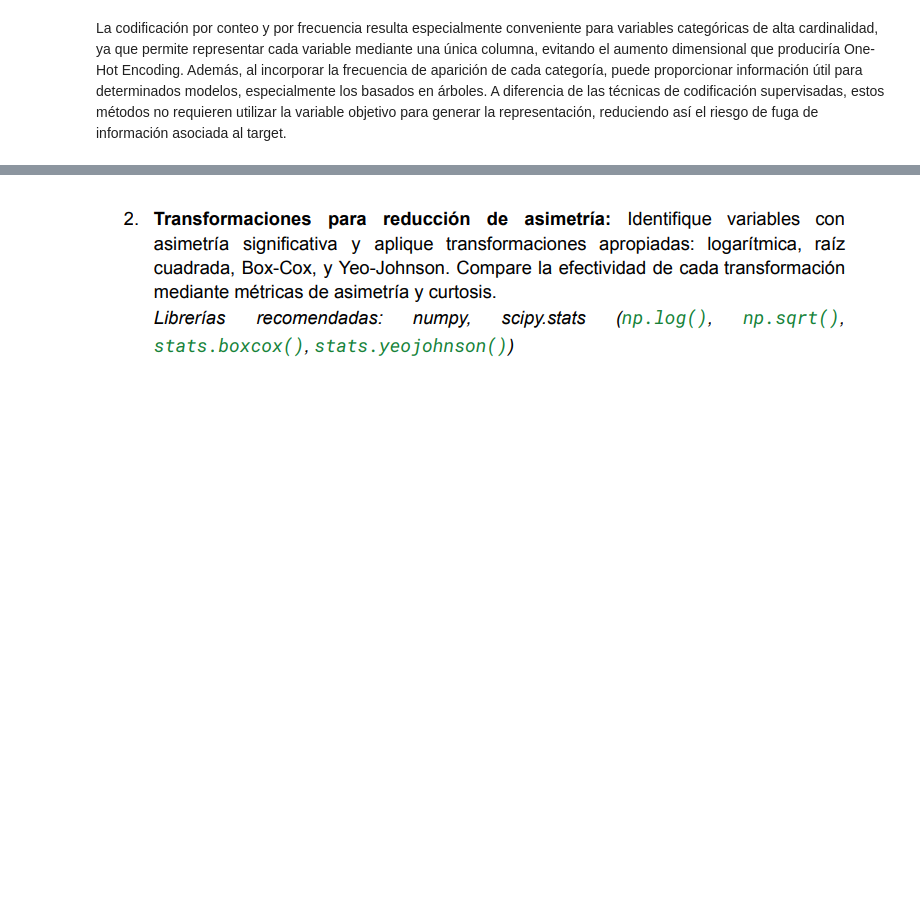
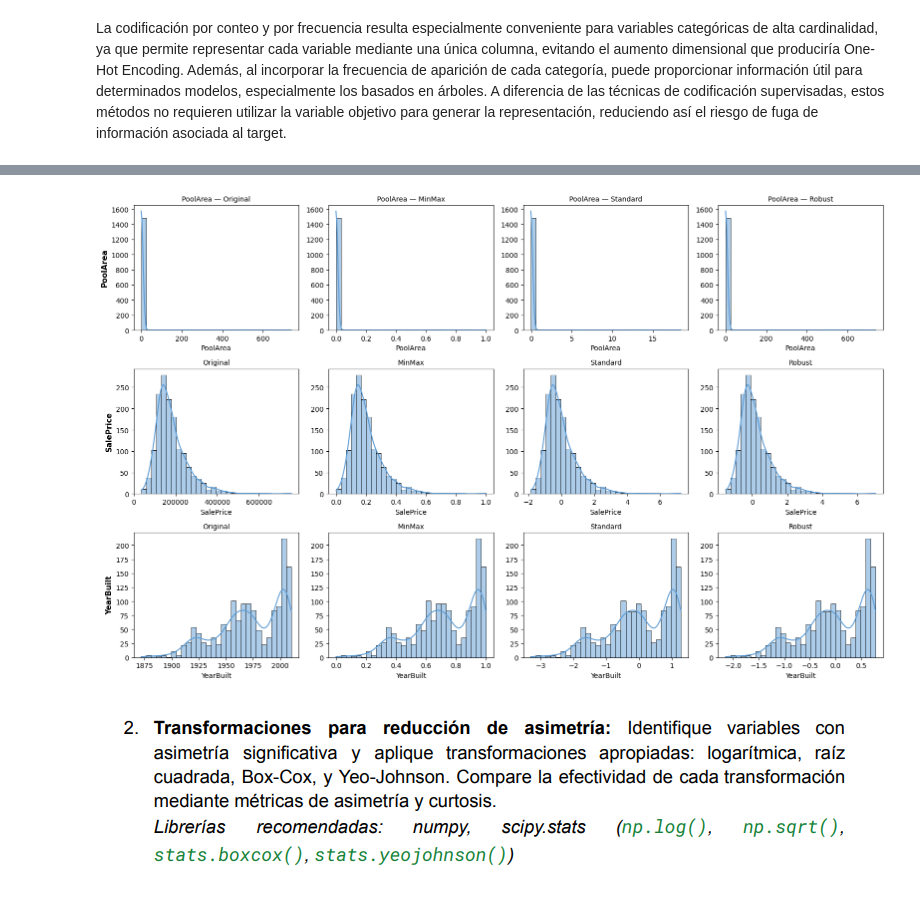
Before and after one commit to AlesioRios/Laboratorio-de-Datos-II, a Jupyter notebook: Lab_de_Datos_II_TP2.ipynb, the cells around one changed output, grey strips where cells are left out. Cells and saved outputs as stored; diff of their text form; code cells hidden in the pictures; blank space fills up the shorter version.

```diff
--- a/Lab_de_Datos_II_TP2.ipynb
+++ b/Lab_de_Datos_II_TP2.ipynb
@@ -1886,0 +1924,12 @@ La codificación por conteo y por frecuencia resulta especialmente conveniente p
+# %%
+#Para no depender del ejercicio 2
+columnas_knn = ['LotFrontage', 'GarageArea', 'PoolArea', 'BedroomAbvGr']
+imputador_knn = KNNImputer(n_neighbors=5)  # mismos parámetros que ya usaron en la celda 46
+
+df_imputado_array = imputador_knn.fit_transform(df[columnas_knn])
+df_imputado = pd.DataFrame(df_imputado_array, columns=columnas_knn, index=df.index)
+
+df['LotFrontage'] = df_imputado['LotFrontage']
+
+# Verificación
+df['LotFrontage'].isna().sum()
@@ -1887,2 +1995,27 @@ La codificación por conteo y por frecuencia resulta especialmente conveniente p
+# %%
+variables_comparar = ['PoolArea', 'SalePrice', 'YearBuilt']
+versiones = {
+    'Original': df_numerico,
+    'MinMax': df_minmax,
+    'Standard': df_standard,
+    'Robust': df_robust
+}
+
+fig, axes = plt.subplots(nrows=len(variables_comparar), ncols=4, figsize=(16, 10))
+
+for i, var in enumerate(variables_comparar):
+    for j, (nombre, datos) in enumerate(versiones.items()):
+        ax = axes[i, j]
+        sns.histplot(datos[var], ax=ax, kde=True, bins=30, color='#5B9BD5')
+        ax.set_title(f'{var} — {nombre}' if i == 0 else nombre, fontsize=10)
+        if j == 0:
+            ax.set_ylabel(var, fontsize=11, fontweight='bold')
+        else:
+            ax.set_ylabel('')
+
+plt.tight_layout()
+plt.show()
+# %% [output]
+[figure, added]
 # %% [markdown]
 ![image.png](embedded-picture-1)
```
Also changed, not shown: parts of 50 cells of this notebook.
